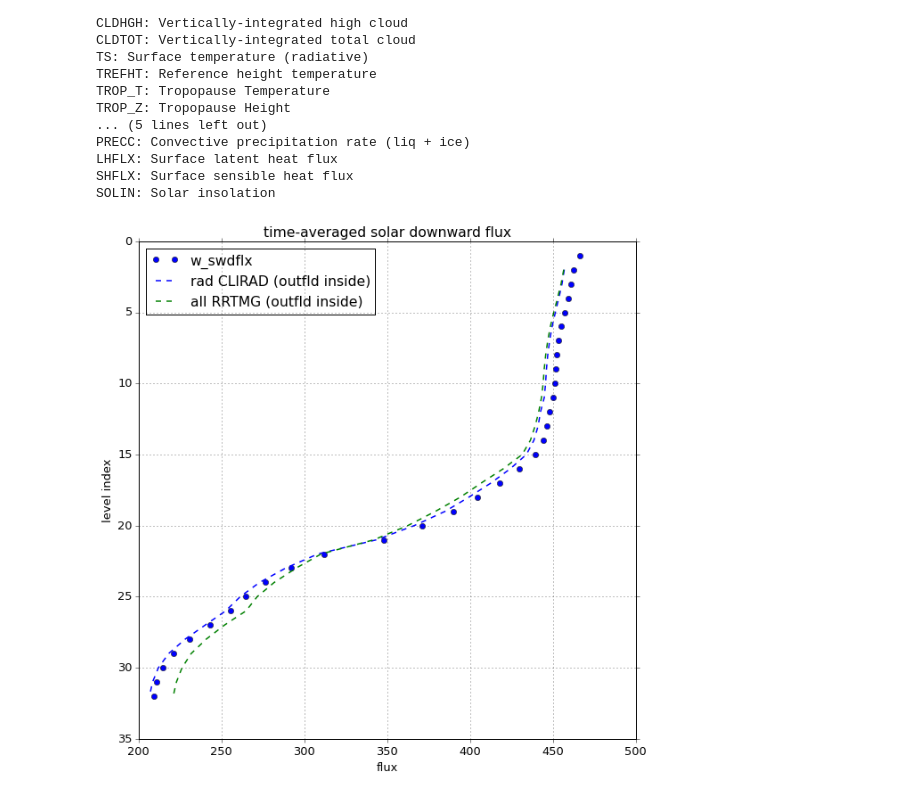
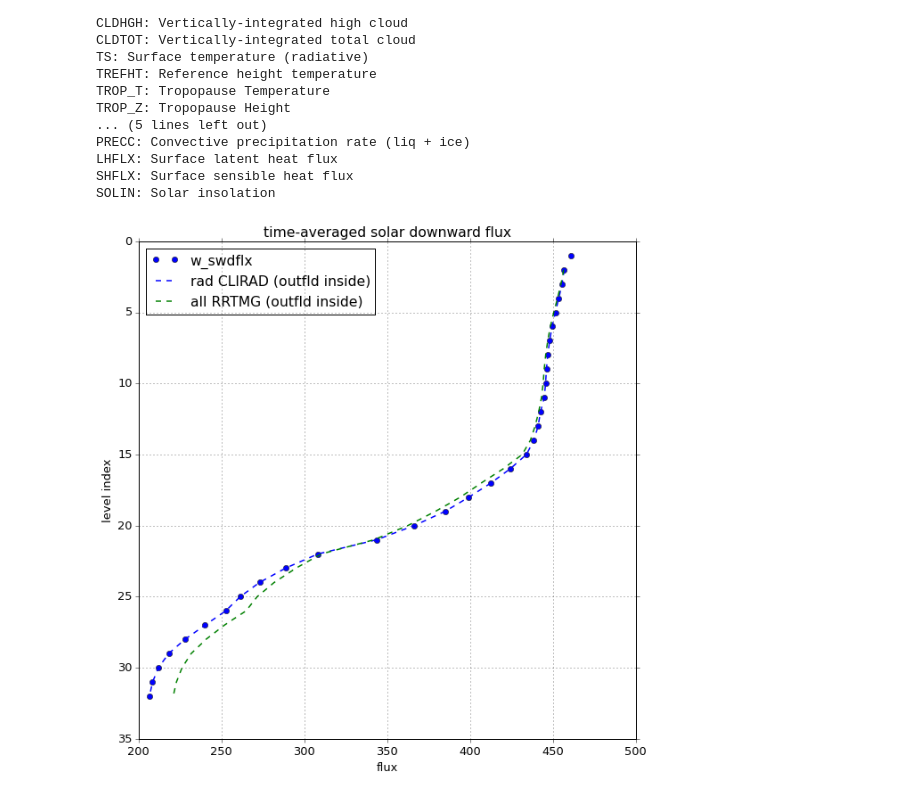
Before and after one commit to qAp/SCAM_radiation_notebooks, a Jupyter notebook: arm95_LWrrtmgclirad_SWrrtmgclirad.ipynb, the cells around one changed output. Drawn from its saved outputs; the diff is of its cells as text; code cells hidden in the pictures.

```diff
--- a/arm95_LWrrtmgclirad_SWrrtmgclirad.ipynb
+++ b/arm95_LWrrtmgclirad_SWrrtmgclirad.ipynb
@@ -678,14 +678,14 @@ def sorad_direct_FDS_vs_camhist_FDS(d3sets):
     df = df['w_swdflx'].unstack(0)
 
     # insert nighttime values (all equal to zero)
-    df = df.reindex(columns = range(df.columns.values[-1]))
+    # we have to give number of total nsteps explicitly because last few were during nighttime,
+    # so they were never written out as they were never run in the shortwave
+    df = df.reindex(columns = range(1225 + 1))
     df.fillna(0., inplace = True)
-
     # average over time
     df = df.mean(axis = 1)
     #########################################################
     # get FDS from CAM history (outfld outside)
-
     df_radCLIRAD = d3sets['rad CLIRAD']['FDS'][dict(lon = 0, lat = 0)].mean(dim = 'time')
     df_radCLIRAD.coords['level_index'] = ('ilev', range(klev_tom, klev_bom + 1))
 
@@ -696,34 +696,34 @@ def sorad_direct_FDS_vs_camhist_FDS(d3sets):
 
     ################################################################
     # plot all
 
 
     fig, ax = plt.subplots(nrows = 1, ncols = 1,
                           figsize = (10, 10))
 
     ax.plot(df.values, df.index.values, linestyle = 'None', marker = 'o',
            label = 'w_swdflx')
 
     ax.plot(df_radCLIRAD, df_radCLIRAD.coords['level_index'],
            color = 'b', linestyle = '--', linewidth = 1.5, label = "rad CLIRAD (outfld inside)")
 
     ax.plot(df_allRRTMG, df_allRRTMG.coords['level_index'],
            color = 'g', linestyle = '--', linewidth = 1.5, label = "all RRTMG (outfld inside)")
 
     ax.set_title('time-averaged solar downward flux')
 
     ax.set_ylabel('level index')
     ax.invert_yaxis()
     ax.yaxis.grid(b = True, which = 'major')
 
     ax.set_xlabel('flux')
     ax.xaxis.grid(b = True, which = 'major')
 
     ax.legend(loc = 'best')
 
 sorad_direct_FDS_vs_camhist_FDS(d3sets)
 # %% [output]
-[figure, old version]
+[figure, new version]
 # %%
 display.HTML('''<script>
 code_show=true;
```
